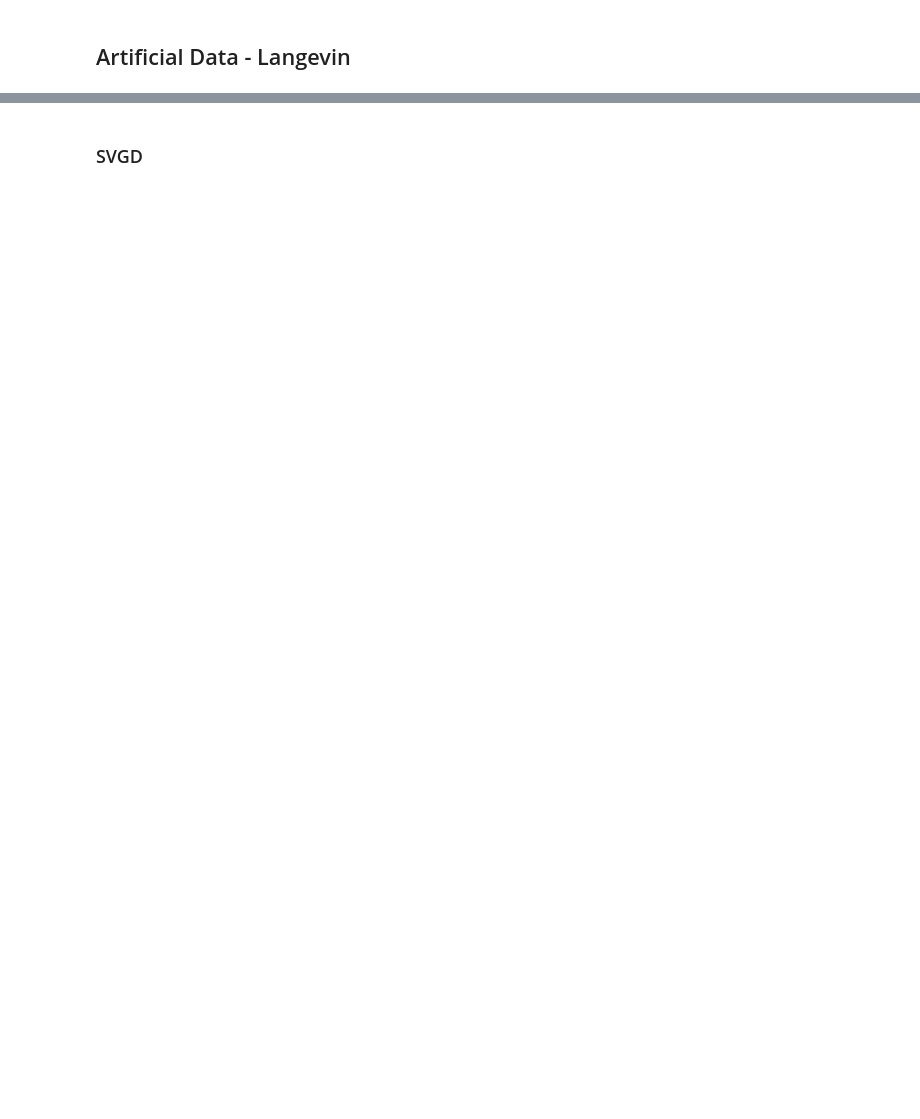
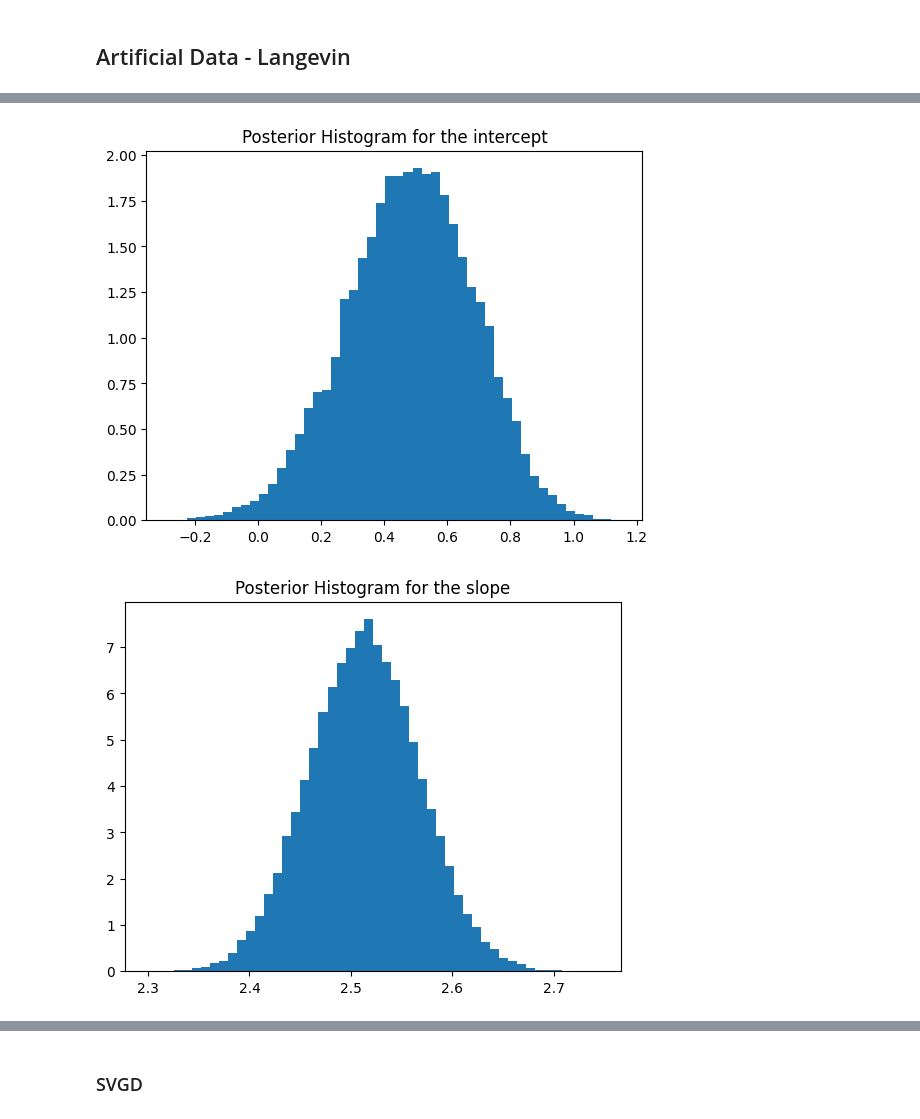
Before and after one commit to pbarriolo/Sampling-Methods-MCMC-Project, a Jupyter notebook: svgd_cleaned.ipynb, the cells around one changed output, grey strips where cells are left out. Saved outputs shown, nothing was run; the diff lists cells and outputs as text; code cells hidden in the pictures; blank space fills up the shorter version.

Commit message:
Langevin used on artificial data and real data

```diff
--- a/svgd_cleaned.ipynb
+++ b/svgd_cleaned.ipynb
@@ -457,0 +536,10 @@ This experiment shows us on the left that the mean both of slope and intercept d
+# %%
+for i in range(2):
+  if i==0: param = 'intercept'
+  else: param = 'slope'
+  plt.figure()
+  plt.title(f"Posterior Histogram for the {param}")
+  plt.hist(params1[int(K/10):K, i],density=True, bins=50, label="Langevin")
+# %% [output]
+[figure, added]
+[figure, added]
```
Also changed, not shown: parts of 37 cells of this notebook.
